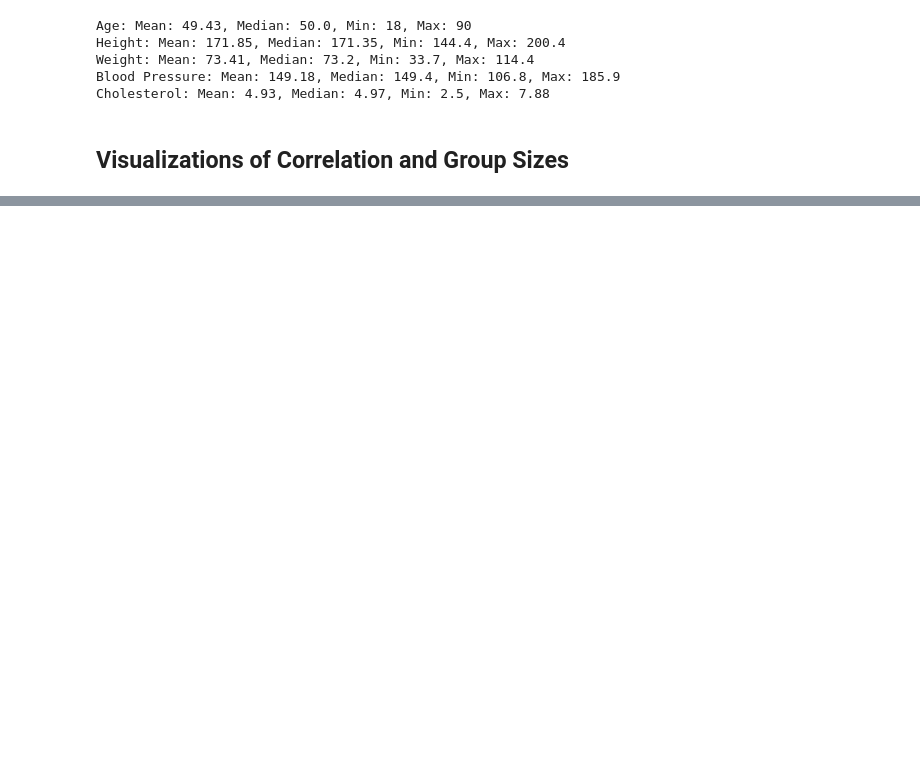
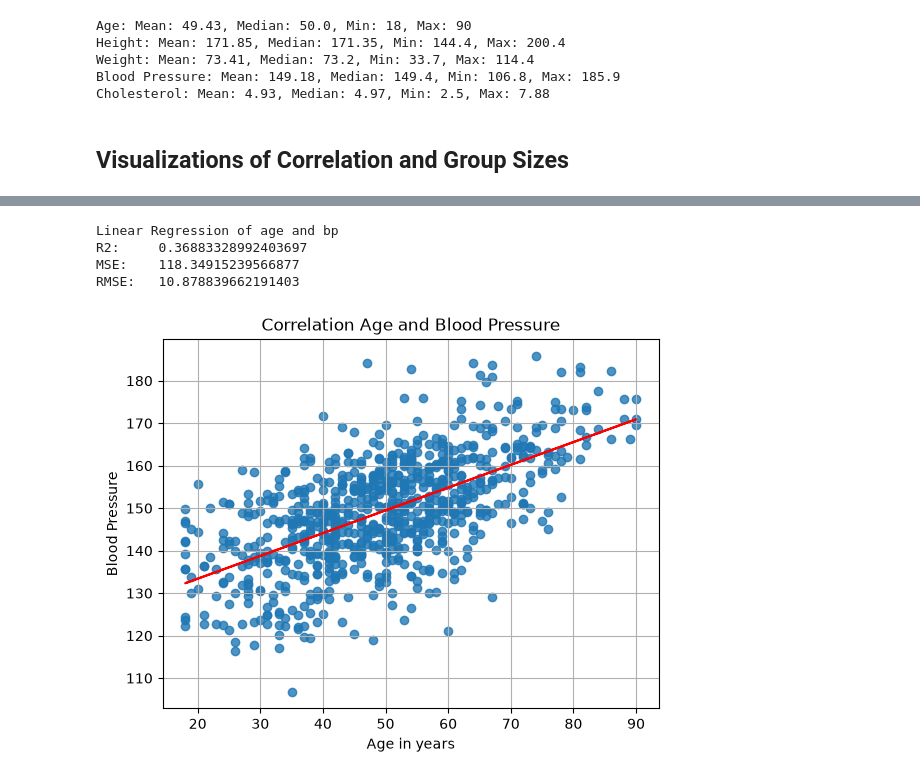
Before and after one commit to MattettaM/PythonInlamningsuppgift1, a Jupyter notebook: report.ipynb, the cells around one changed output, grey strips where cells are left out. Drawn from its saved outputs; the diff is of its cells as text; code cells hidden in the pictures; blank space fills up the shorter version.

Commit message:
Linear regression and explanations in markdown

```diff
--- a/report.ipynb
+++ b/report.ipynb
@@ -196,0 +172,28 @@ Gruppen rökare är betydligt mindre än gruppen icke-rökare, vilket kan leda t
+# %%
+age_df = df["age"].to_frame()
+bp_df = df["systolic_bp"].to_frame()
+
+r2, mse = io_functions.perform_linear_regression(age_df, bp_df)
+rmse = mse**0.5
+print(f'''Linear Regression of age and bp
+R2:     {r2}
+MSE:    {mse}
+RMSE:   {rmse}
+''')
+
+_, ax = plt.subplots()
+viz.scatter(ax,
+            df["age"],
+            df["systolic_bp"],
+            GraphTexts(
+                "Correlation Age and Blood Pressure",
+                "Age in years",
+                "Blood Pressure"
+            ),
+            trend_color="red")
+# %% [output]
+Linear Regression of age and bp
+R2:     0.36883328992403697
+MSE:    118.34915239566877
+RMSE:   10.878839662191403
+[figure, added]
```
Also changed, not shown: parts of 11 cells of this notebook, 4 other files.
